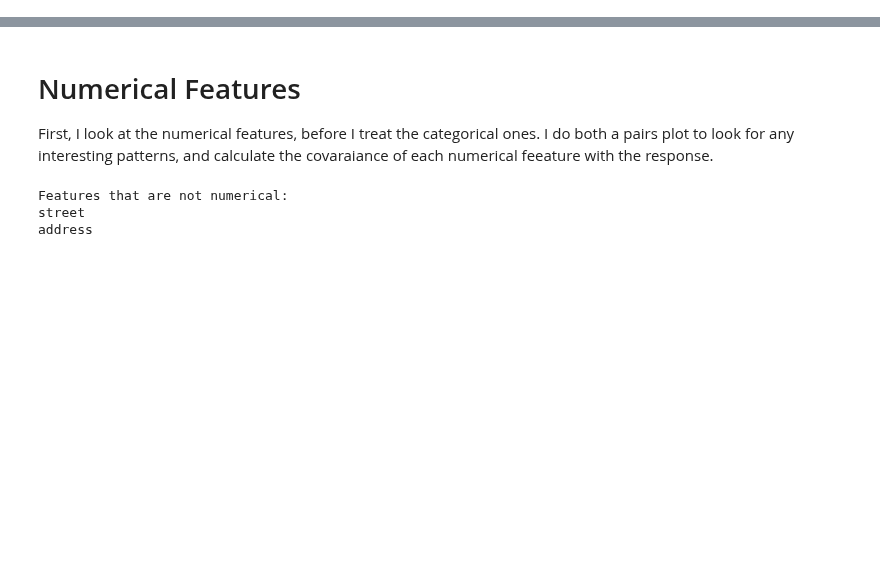
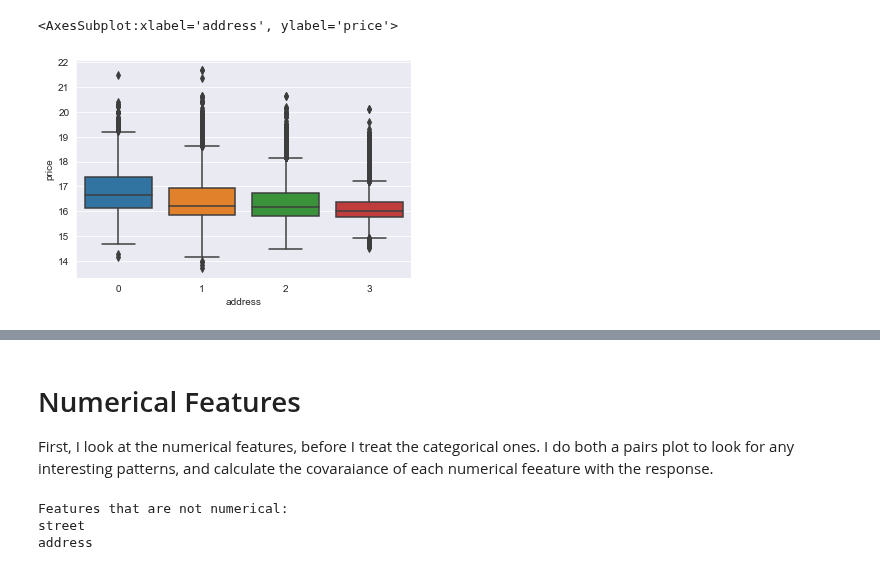
Before and after one commit to jimoskar/ml, a Jupyter notebook: project/jim_EDA.ipynb, the cells around one changed output, grey strips where cells are left out. Drawn from its saved outputs; the diff is of its cells as text; code cells hidden in the pictures; blank space fills up the shorter version.

```diff
--- a/project/jim_EDA.ipynb
+++ b/project/jim_EDA.ipynb
@@ -19,0 +23,11 @@ data_test = pd.merge(apartments_test, buildings_test.set_index('id'), how='left'
+# %%
+a = data['address']
+for i in range(len(a)):
+    if a[i].isdecimal():
+        a[i] = 1
+    elif 'к' in a[i]:
+        a[i] = 2
+    elif 'К' in a[i]:
+        a[i] = 3
+    else:
+        a[i] = 0
@@ -19,0 +63,5 @@ data_test = pd.merge(apartments_test, buildings_test.set_index('id'), how='left'
+# %%
+sns.boxplot(y = np.log(data['price']), x = a)
+# %% [output]
+<AxesSubplot:xlabel='address', ylabel='price'>
+[figure, added]
```
Also changed, not shown: parts of 5 cells of this notebook, 2 other files.
